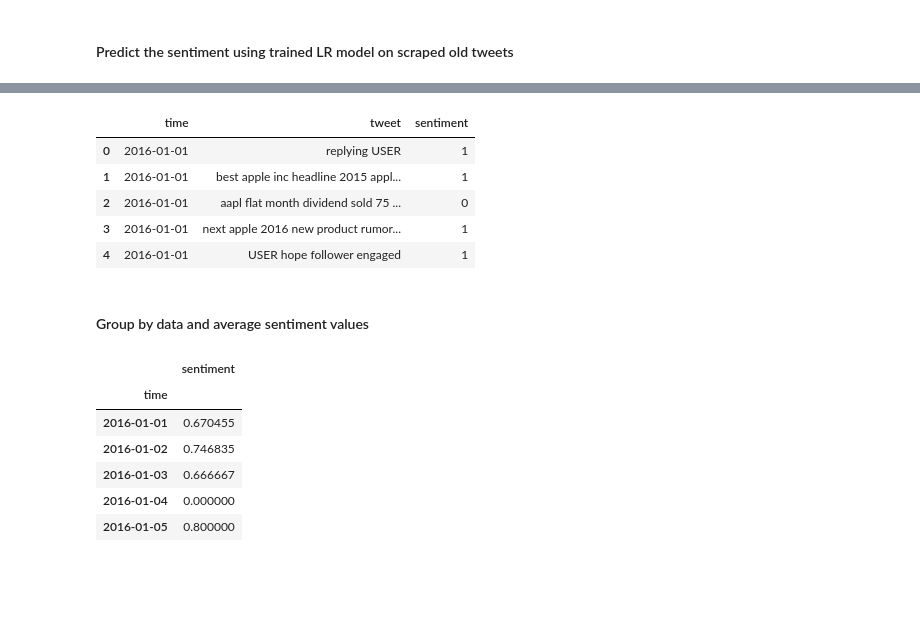
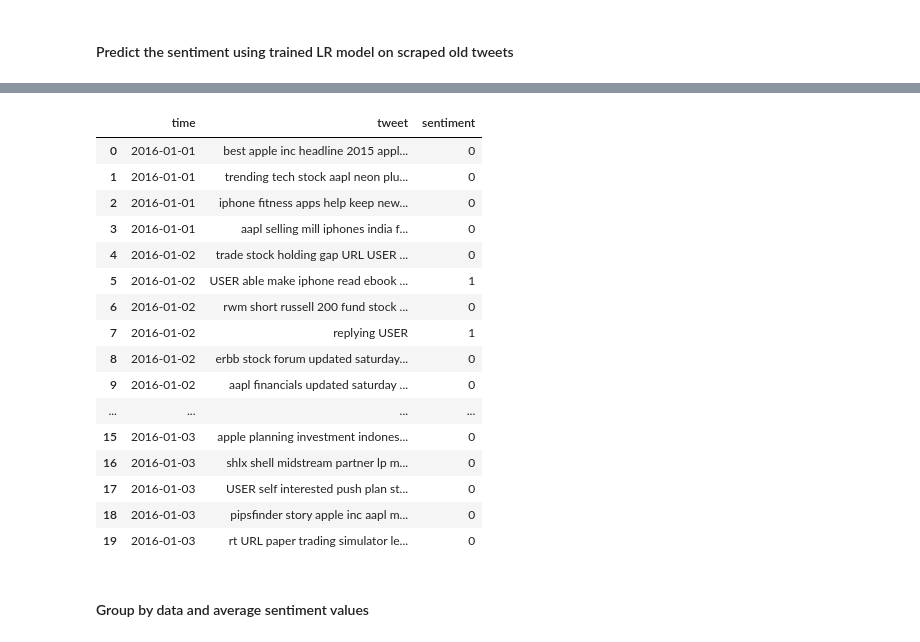
Before and after one commit to odemuno/IDL-finance-project, a Jupyter notebook: Code/Sentiment140_Tweets.ipynb, the cells around one changed output, grey strips where cells are left out. Drawn from its saved outputs; the diff is of its cells as text; code cells hidden in the pictures; blank space fills up the shorter version.

Commit message:
Gathered 2016 old tweets

```diff
--- a/Code/Sentiment140_Tweets.ipynb
+++ b/Code/Sentiment140_Tweets.ipynb
@@ -513,23 +526,25 @@ memory usage: 7.0+ KB
 # %%
-display(old_tweets_preprocessed_df.head())
+display(old_tweets_preprocessed_df.head(20))
 # %% [output]
 |  | time | tweet | sentiment |
-| 0 | 2016-01-01 | replying USER | 1 |
-| 1 | 2016-01-01 | best apple inc headline 2015 appl... | 1 |
-| 2 | 2016-01-01 | aapl flat month dividend sold 75 ... | 0 |
-| 3 | 2016-01-01 | next apple 2016 new product rumor... | 1 |
-| 4 | 2016-01-01 | USER hope follower engaged | 1 |
+| 0 | 2016-01-01 | best apple inc headline 2015 appl... | 0 |
+| 1 | 2016-01-01 | trending tech stock aapl neon plu... | 0 |
+| 2 | 2016-01-01 | iphone fitness apps help keep new... | 0 |
+| 3 | 2016-01-01 | aapl selling mill iphones india f... | 0 |
+| 4 | 2016-01-02 | trade stock holding gap URL USER ... | 0 |
+| 5 | 2016-01-02 | USER able make iphone read ebook ... | 1 |
+| 6 | 2016-01-02 | rwm short russell 200 fund stock ... | 0 |
+| 7 | 2016-01-02 | replying USER | 1 |
+| 8 | 2016-01-02 | erbb stock forum updated saturday... | 0 |
+| 9 | 2016-01-02 | aapl financials updated saturday ... | 0 |
+| ... | ... | ... | ... |
+| 15 | 2016-01-03 | apple planning investment indones... | 0 |
+| 16 | 2016-01-03 | shlx shell midstream partner lp m... | 0 |
+| 17 | 2016-01-03 | USER self interested push plan st... | 0 |
+| 18 | 2016-01-03 | pipsfinder story apple inc aapl m... | 0 |
+| 19 | 2016-01-03 | rt URL paper trading simulator le... | 0 |
 # %% [markdown]
 #### Group by data and average sentiment values
 # %%
 old_tweets_avg = old_tweets_preprocessed_df.groupby(['time']).aggregate(
     {'sentiment': 'mean'})
-display(old_tweets_avg.head())
-# %% [output]
-|  | sentiment |
-| time |  |
-| 2016-01-01 | 0.670455 |
-| 2016-01-02 | 0.746835 |
-| 2016-01-03 | 0.666667 |
-| 2016-01-04 | 0.000000 |
-| 2016-01-05 | 0.800000 |
```
Also changed, not shown: parts of 7 cells of this notebook, 3 other files.
